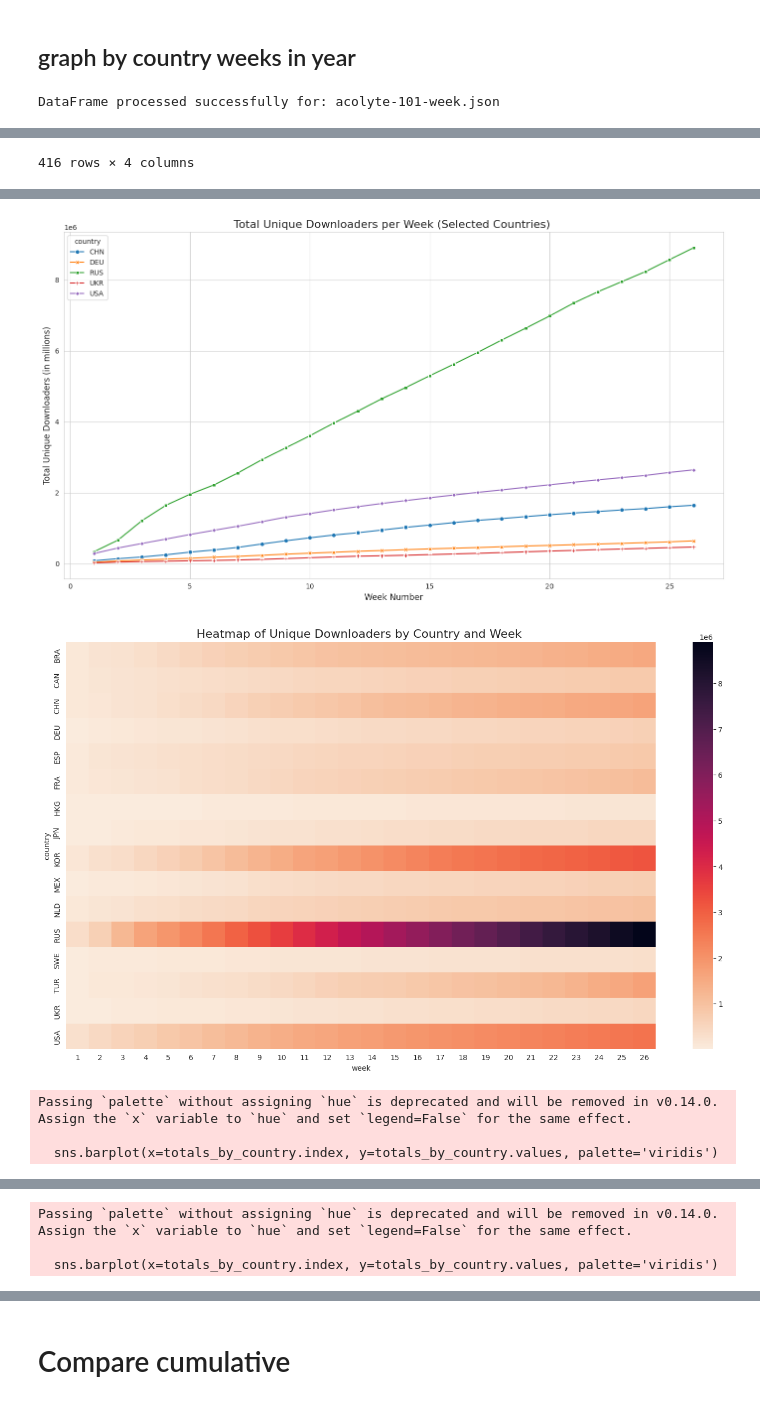
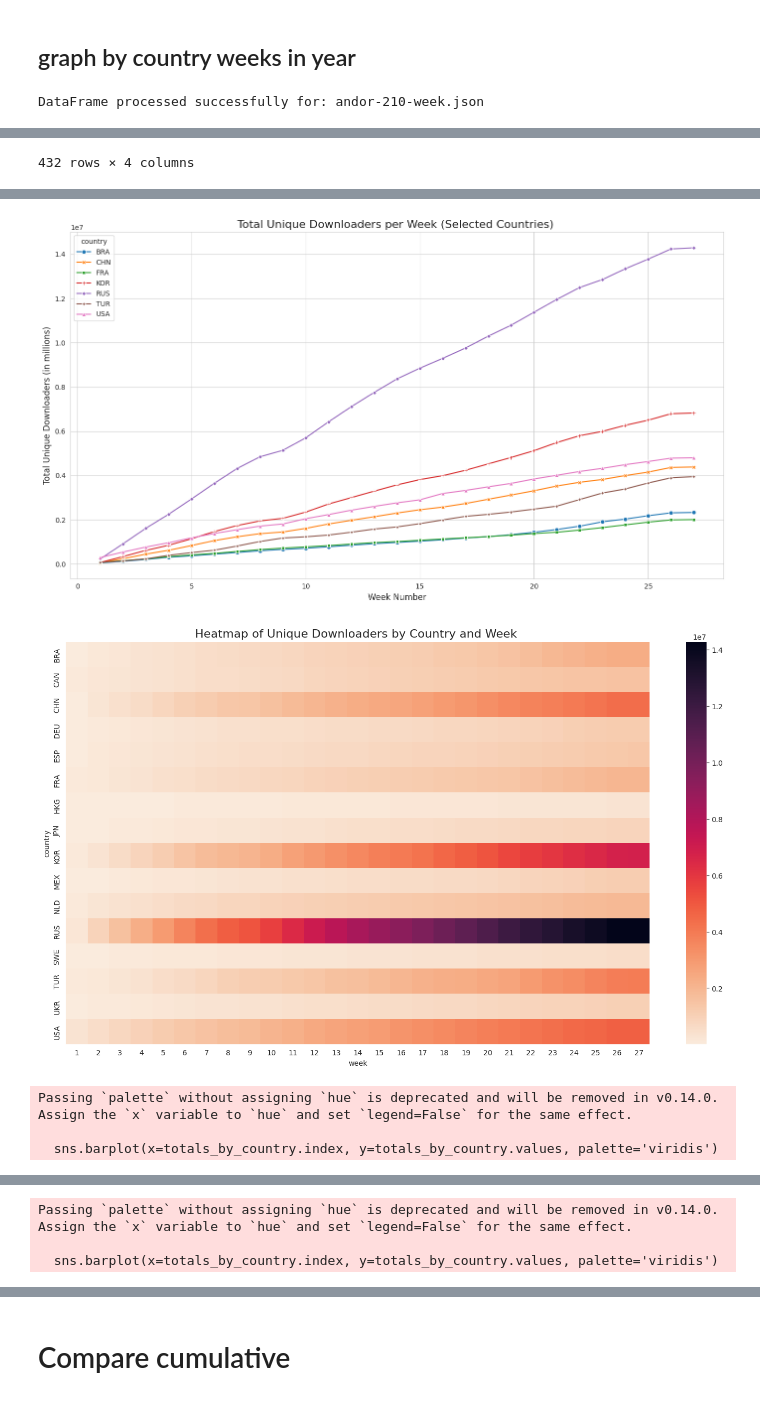
Before and after one commit to alpha60-devops/alpha60-results-star-wars-universe, a Jupyter notebook: analysis/notebooks/explore-2026h1.ipynb, the cells around one changed output, grey strips where cells are left out. Cells and saved outputs as stored; diff of their text form; code cells hidden in the pictures.

Commit message:
swu by weeks and by countries

```diff
--- a/analysis/notebooks/explore-2026h1.ipynb
+++ b/analysis/notebooks/explore-2026h1.ipynb
@@ -343,7 +343,7 @@ def line_chart_downloaders_per_country_by_week(df, ystr):
 
   # --- Optional: Plotting a smaller subset for a clearer view ---
   plt.figure(figsize=(14, 8))
-  selected_countries = ['USA', 'RUS', 'CHN', 'UKR', 'DEU']
+  selected_countries = ['USA', 'RUS', 'CHN', 'KOR', 'TUR', 'BRA', 'FRA']
   df_subset = df[df['country'].isin(selected_countries)]
 
   sns.lineplot(data=df_subset, x='week', y='udownloaders_total', hue='country', style='country', markers=True, dashes=False)
@@ -411,7 +411,8 @@ def visualize_by_media_object(mstr):
 
 
 #visualize_by_year("2025")
-visualize_by_media_object("acolyte-101")
+#visualize_by_media_object("acolyte-101")
+visualize_by_media_object("andor-210")
 # %% [output]
-DataFrame processed successfully for: acolyte-101-week.json
+DataFrame processed successfully for: andor-210-week.json
 |  | country | week | udownloaders_total | uuploaders_total |
@@ -429 +430 @@ DataFrame processed successfully for: acolyte-101-week.json
-416 rows × 4 columns
+432 rows × 4 columns
@@ -431,5 +432,5 @@ DataFrame processed successfully for: acolyte-101-week.json
-[figure, old version]
+[figure, new version]
-[figure, old version]
+[figure, new version]
 Passing `palette` without assigning `hue` is deprecated and will be removed in v0.14.0. Assign the `x` variable to `hue` and set `legend=False` for the same effect.
 
   sns.barplot(x=totals_by_country.index, y=totals_by_country.values, palette='viridis')
```
Also changed, not shown: parts of 6 cells of this notebook.
